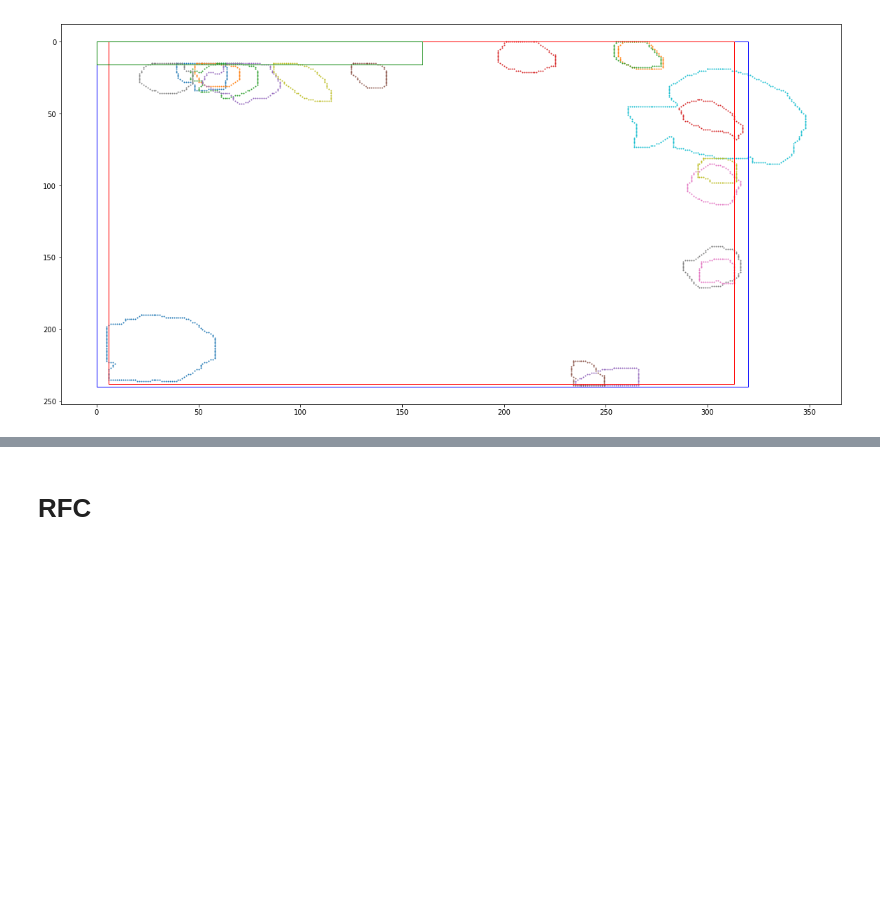
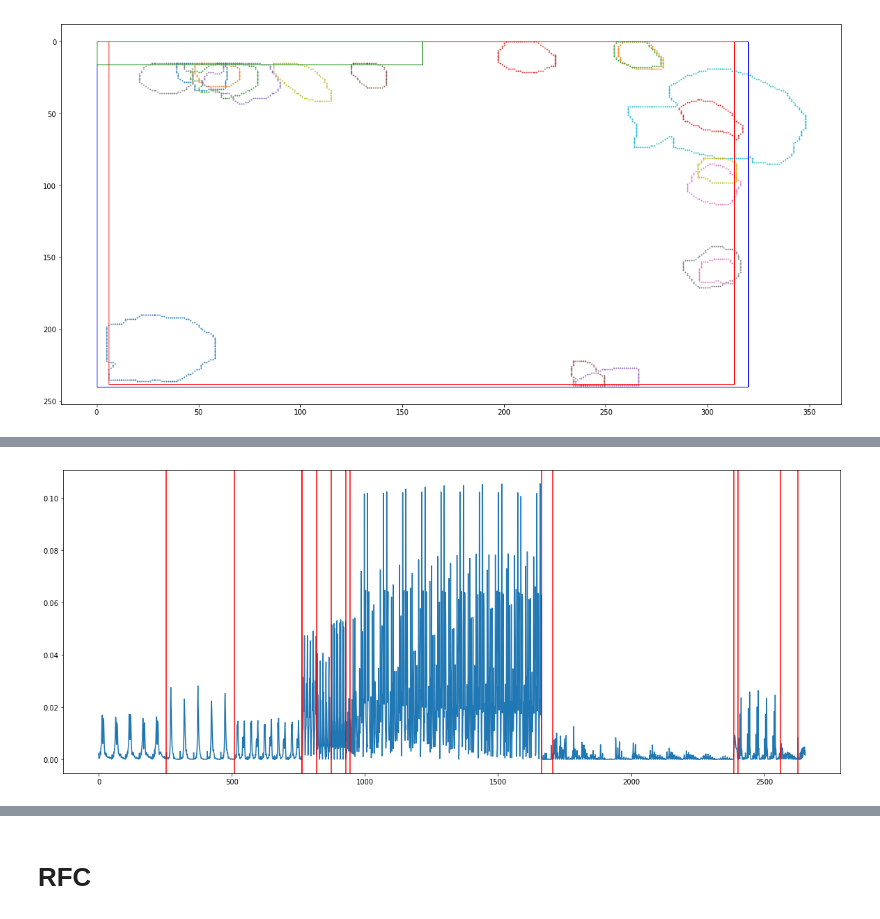
Before and after one commit to JianmengYu/f4k, a Jupyter notebook: final cleaning.ipynb, the cells around one changed output, grey strips where cells are left out. Saved outputs shown, nothing was run; the diff lists cells and outputs as text; code cells hidden in the pictures; blank space fills up the shorter version.

```diff
--- a/final cleaning.ipynb
+++ b/final cleaning.ipynb
@@ -711,3 +708,16 @@ plt.show()
+# %%
+yhats = pickle.load(open("/afs/inf.ed.ac.uk/group/project/F4KC/valid_rand/yhat", 'rb'))
+targets = np.array(pickle.load(open("/afs/inf.ed.ac.uk/group/project/F4KC/valid_rand/gts", 'rb')))
+
+pick = np.arange(0,1000*1000,1000)
+length = np.cumsum(movs_length)
+mov_rand = np.array([0]*1000)
+det_rand = np.array([0]*1000)
+for i in range(1000):
+    mov_rand[i] = np.argmin(length <= pick[i])
+    det_rand[i] = pick[i] - np.sum(movs_length[:mov_rand[i]])
+vids = mov_rand
+dets = det_rand
 # %%
 l = len(targets)
 binary = [False] * l
@@ -756,0 +783,23 @@ plt.show()
+# %%
+component = pca.components_
+comp = np.abs(component[0])
+
+plt.figure(figsize=(20,8))
+plt.plot(comp)
+plt.axvline(x=254.5,color="red")
+plt.axvline(x=509.5,color="red")
+plt.axvline(x=764.5,color="red")
+plt.axvline(x=764.5,color="red")
+plt.axvline(x=819.5,color="red")
+plt.axvline(x=874.5,color="red")
+plt.axvline(x=929.5,color="red")
+plt.axvline(x=943.5,color="red")
+plt.axvline(x=1663.5,color="red")
+plt.axvline(x=1705.5,color="red")
+plt.axvline(x=2385.5,color="red")
+plt.axvline(x=2400.5,color="red")
+plt.axvline(x=2560.5,color="red")
+plt.axvline(x=2625.5,color="red")
+plt.show()
+# %% [output]
+[figure, added]
```
Also changed, not shown: parts of 37 cells of this notebook, 9 other files.
